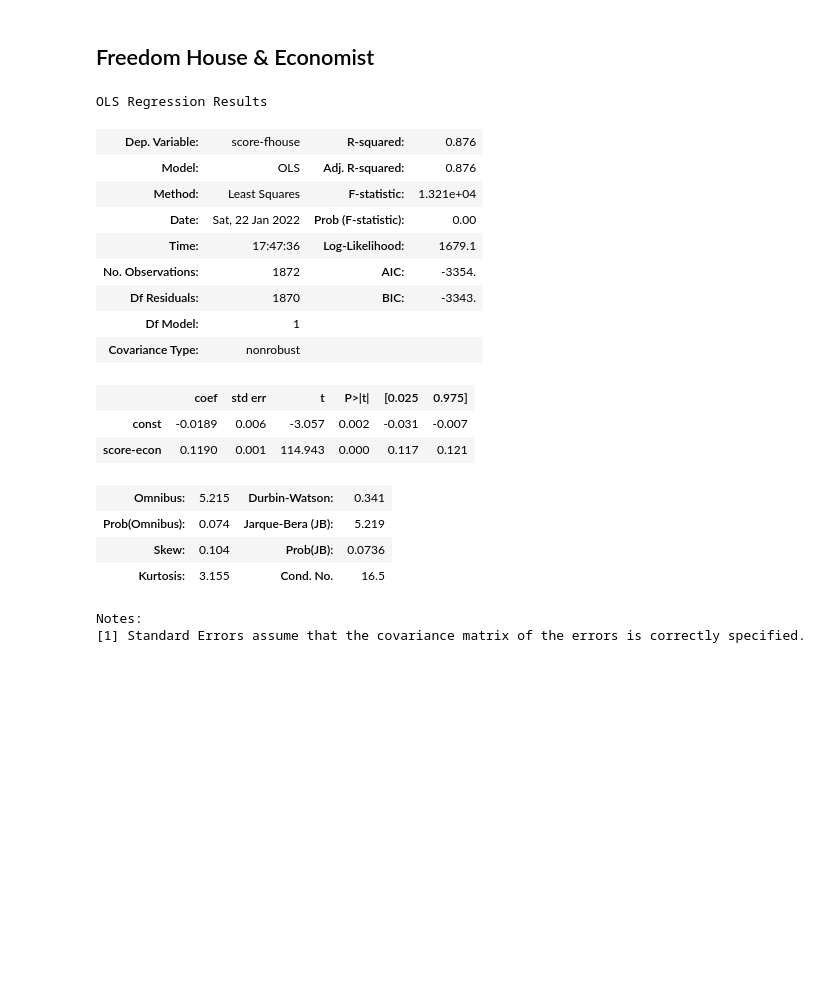
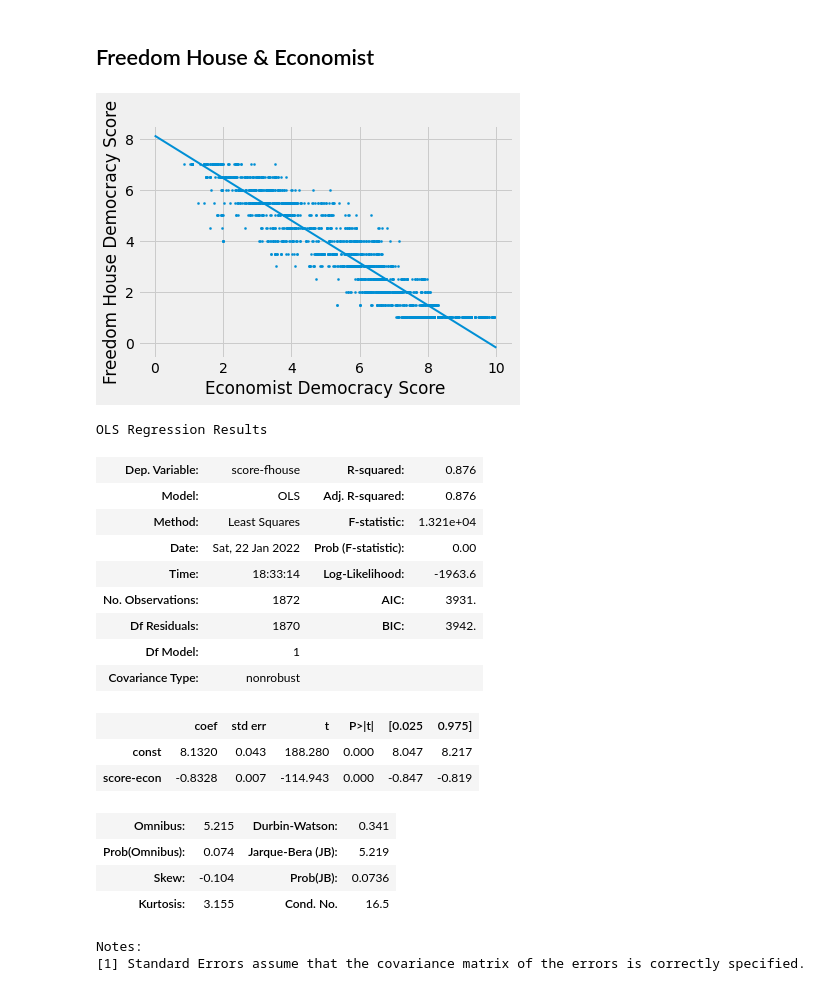
Before and after one commit to michadenheijer/DataWrangling, a Jupyter notebook: democracy-reliability.ipynb, the cells around one changed output. Saved outputs shown, nothing was run; the diff lists cells and outputs as text; code cells hidden in the pictures; blank space fills up the shorter version.

```diff
--- a/democracy-reliability.ipynb
+++ b/democracy-reliability.ipynb
@@ -75,7 +75,7 @@ freedom_house_stats = freedom_house_stats.stack(level=0)
 freedom_house_stats.index.set_names(["country_name", "year"], inplace=True)
 freedom_house_stats.rename(index=lambda v: int(v[-4:]) if isinstance(v, str) and (v[-4:]).isnumeric() else v, inplace=True)
 freedom_house_stats = freedom_house_stats.apply(pd.to_numeric, errors="coerce")
-freedom_house_stats["score"] = (8 - freedom_house_stats[["CL", "PR"]].mean(axis=1))/7 # Convert as 1.0 is best and 7.0 is worst
+freedom_house_stats["score"] = freedom_house_stats[["CL", "PR"]].mean(axis=1) # Convert as 1.0 is best and 7.0 is worst
 freedom_house_stats.drop("Status", axis=1, inplace=True)
 freedom_house_stats.sort_index(inplace=True)
 freedom_house_stats = freedom_house_stats["score"].to_frame()
@@ -104,6 +104,13 @@ v_dem_economist = v_dem_stats.join(economist_stats, lsuffix="-v-dem", rsuffix="-
 X = sm.add_constant(v_dem_economist["score-v-dem"])
 Y = v_dem_economist["score-econ"]
 model_v_ec = sm.OLS(Y, X)
-model_v_ec.fit().summary()
-model_v_ec
+res_v_ec = model_v_ec.fit()
+plt.style.use("fivethirtyeight")
+plt.scatter(v_dem_economist["score-v-dem"], Y, 4)
+x = np.linspace(0, 1)
+plt.plot(x, res_v_ec.params[0] + res_v_ec.params[1] * x, linewidth=2)
+plt.xlabel("V-Dem Democracy Score")
+plt.ylabel("Economist Democracy Score")
+plt.show()
+res_v_ec.summary()
 # %% [output]
@@ -133,5 +141,13 @@ v_dem_freedom = v_dem_stats.join(freedom_house_stats, lsuffix="-v-dem", rsuffix=
 X = sm.add_constant(v_dem_freedom["score-v-dem"])
 Y = v_dem_freedom["score-fhouse"]
 model_v_fr = sm.OLS(Y, X)
-model_v_fr.fit().summary()
+res_v_fr = model_v_fr.fit()
+plt.style.use("fivethirtyeight")
+plt.scatter(v_dem_freedom["score-v-dem"], Y, 4)
+x = np.linspace(0, 0.8)
+plt.plot(x, res_v_fr.params[0] + res_v_fr.params[1] * x, linewidth=2)
+plt.xlabel("V-Dem Score")
+plt.ylabel("Freedom House Score")
+plt.show()
+res_v_fr.summary()
 # %% [output]
@@ -159,26 +176,35 @@ Notes:
 # %%
 economist_freedom = economist_stats.join(freedom_house_stats, lsuffix="-econ", rsuffix="-fhouse").dropna()
 X = sm.add_constant(economist_freedom["score-econ"])
 Y = economist_freedom["score-fhouse"]
 model_ec_fr = sm.OLS(Y, X)
-model_ec_fr.fit().summary()
+res_ec_fr = model_ec_fr.fit()
+plt.style.use("fivethirtyeight")
+plt.scatter(economist_freedom["score-econ"], Y, 4)
+x = np.linspace(0, 10)
+plt.plot(x, res_ec_fr.params[0] + res_ec_fr.params[1] * x, linewidth=2)
+plt.xlabel("Economist Democracy Score")
+plt.ylabel("Freedom House Democracy Score")
+plt.show()
+res_ec_fr.summary()
 # %% [output]
+[figure, added]
 OLS Regression Results
 | Dep. Variable: | score-fhouse | R-squared: | 0.876 |
 | Model: | OLS | Adj. R-squared: | 0.876 |
 | Method: | Least Squares | F-statistic: | 1.321e+04 |
 | Date: | Sat, 22 Jan 2022 | Prob (F-statistic): | 0.00 |
-| Time: | 17:47:36 | Log-Likelihood: | 1679.1 |
-| No. Observations: | 1872 | AIC: | -3354. |
-| Df Residuals: | 1870 | BIC: | -3343. |
+| Time: | 18:33:14 | Log-Likelihood: | -1963.6 |
+| No. Observations: | 1872 | AIC: | 3931. |
+| Df Residuals: | 1870 | BIC: | 3942. |
 | Df Model: | 1 |  |  |
 | Covariance Type: | nonrobust |  |  |
 |  | coef | std err | t | P>|t| | [0.025 | 0.975] |
-| const | -0.0189 | 0.006 | -3.057 | 0.002 | -0.031 | -0.007 |
-| score-econ | 0.1190 | 0.001 | 114.943 | 0.000 | 0.117 | 0.121 |
+| const | 8.1320 | 0.043 | 188.280 | 0.000 | 8.047 | 8.217 |
+| score-econ | -0.8328 | 0.007 | -114.943 | 0.000 | -0.847 | -0.819 |
 | Omnibus: | 5.215 | Durbin-Watson: | 0.341 |
 | Prob(Omnibus): | 0.074 | Jarque-Bera (JB): | 5.219 |
-| Skew: | 0.104 | Prob(JB): | 0.0736 |
+| Skew: | -0.104 | Prob(JB): | 0.0736 |
 | Kurtosis: | 3.155 | Cond. No. | 16.5 |
 Notes:
 [1] Standard Errors assume that the covariance matrix of the errors is correctly specified.
```
Also changed, not shown: parts of 3 cells of this notebook.
